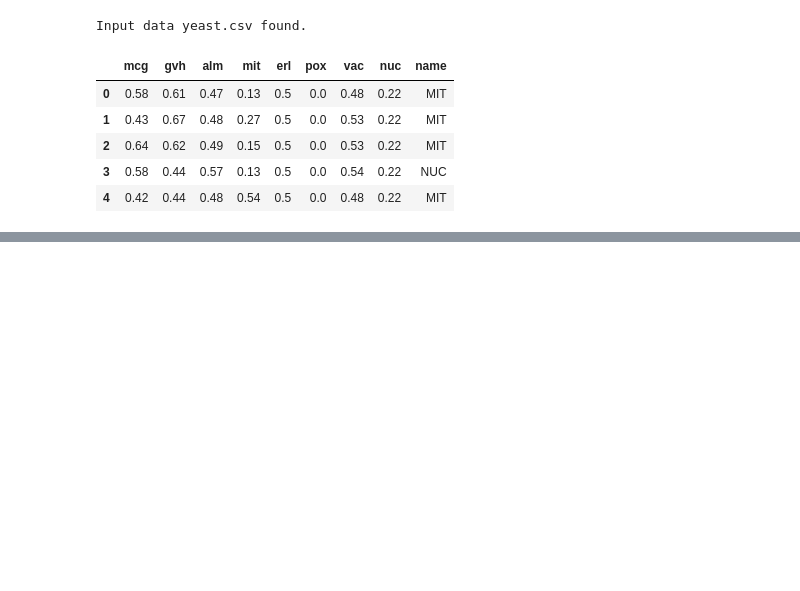
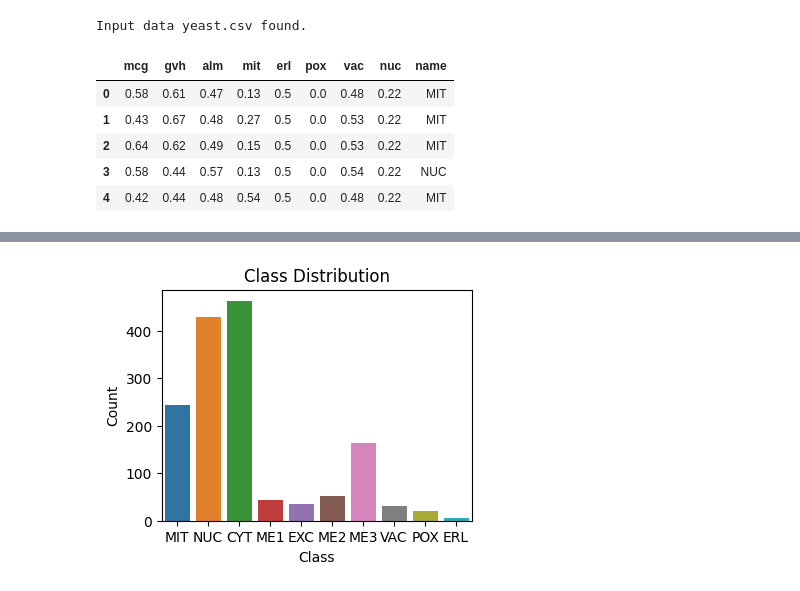
Before and after one commit to Biswadeep27/bits-mtech-aiml, a Jupyter notebook: 01-semester-1/ml/assignment-1/ml-assignment-1-draft.ipynb, the cells around one changed output, grey strips where cells are left out. Saved outputs shown, nothing was run; the diff lists cells and outputs as text; code cells hidden in the pictures; blank space fills up the shorter version.

```diff
--- a/01-semester-1/ml/assignment-1/ml-assignment-1-draft.ipynb
+++ b/01-semester-1/ml/assignment-1/ml-assignment-1-draft.ipynb
@@ -35,0 +165,11 @@ yeast.head()
+# %%
+
+# Create a bar plot of class distribution
+plt.figure(figsize=(4, 3))
+sns.countplot(data=yeast, x='name')
+plt.xlabel('Class')
+plt.ylabel('Count')
+plt.title('Class Distribution')
+plt.show()
+# %% [output]
+[figure, added]
```
Also changed, not shown: parts of 30 cells of this notebook, 4 other files.
